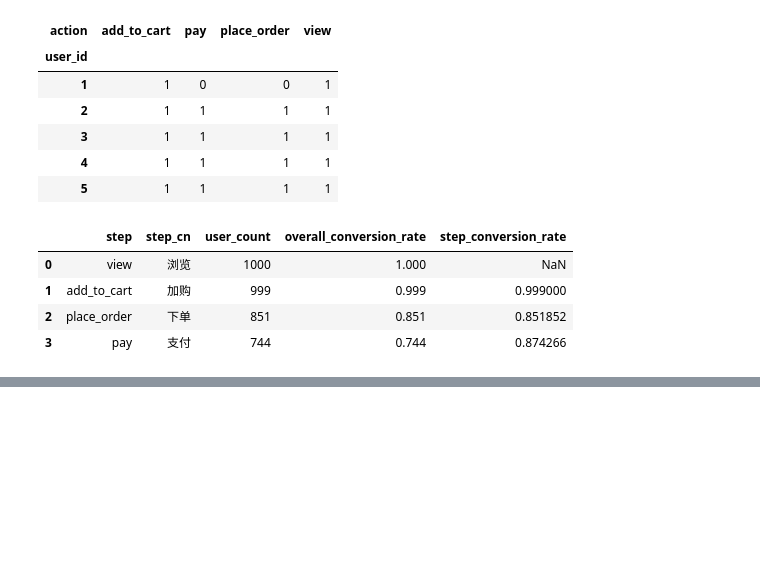
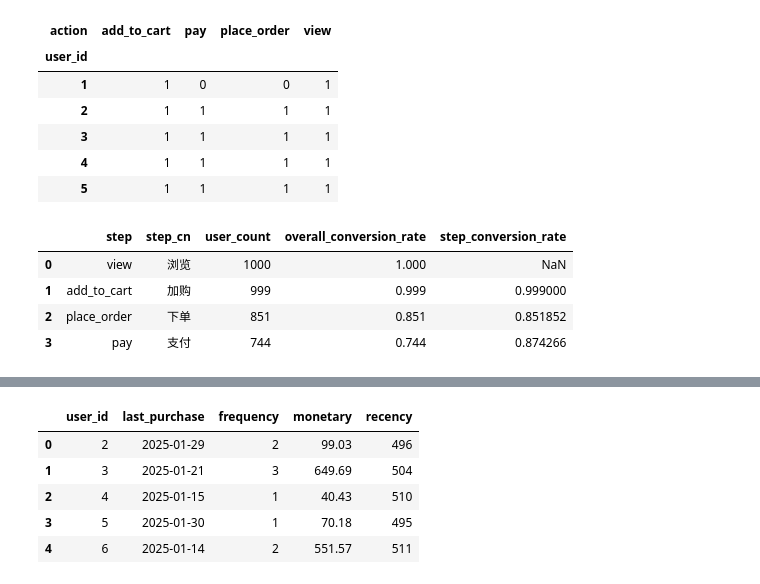
Before and after one commit to maheyun/jianli, a Jupyter notebook: 项目一：公司日常运营指标分析/复刻.ipynb, the cells around one changed output, grey strips where cells are left out. Saved outputs shown, nothing was run; the diff lists cells and outputs as text; code cells hidden in the pictures; blank space fills up the shorter version.

```diff
--- a/项目一：公司日常运营指标分析/复刻.ipynb
+++ b/项目一：公司日常运营指标分析/复刻.ipynb
@@ -270,0 +321,25 @@ funnel_df
+# %%
+# rfm模型构建
+
+
+valid_orders = orders_df[orders_df['order_status'].isin(['paid', 'shipped', 'completed'])]
+rfm_df = (valid_orders.groupby('user_id').agg(
+    last_purchase=('create_time', 'max'),
+    frequency=('order_id', 'nunique'),
+    monetary=('amount', 'sum')
+)
+.reset_index())
+now = pd.Timestamp.now()
+
+rfm_df['recency'] = (now - rfm_df['last_purchase']).dt.days
+rfm_df['frequency'] = rfm_df['frequency'].astype(int)
+rfm_df['monetary'] = rfm_df['monetary'].astype(float)
+
+rfm_df.head()
+# %% [output]
+|  | user_id | last_purchase | frequency | monetary | recency |
+| 0 | 2 | 2025-01-29 | 2 | 99.03 | 496 |
+| 1 | 3 | 2025-01-21 | 3 | 649.69 | 504 |
+| 2 | 4 | 2025-01-15 | 1 | 40.43 | 510 |
+| 3 | 5 | 2025-01-30 | 1 | 70.18 | 495 |
+| 4 | 6 | 2025-01-14 | 2 | 551.57 | 511 |
```
Also changed, not shown: parts of 7 cells of this notebook, 4 other files.
